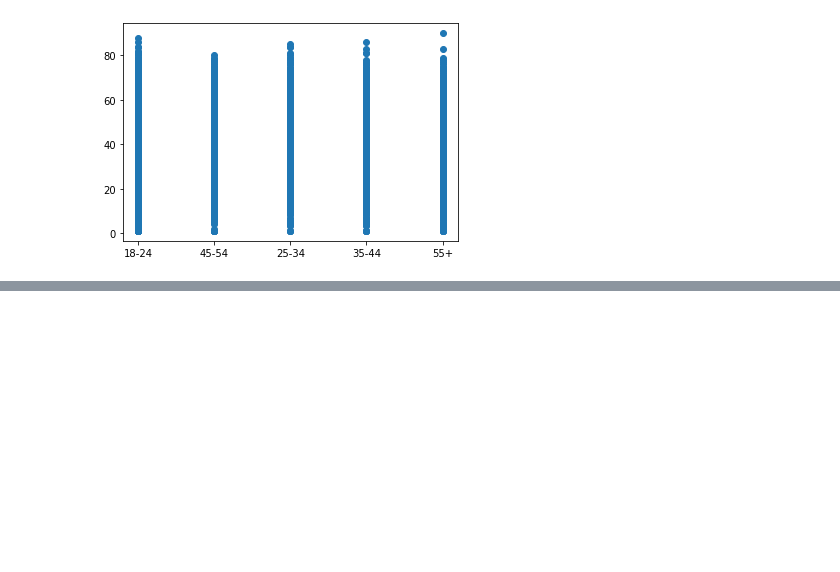
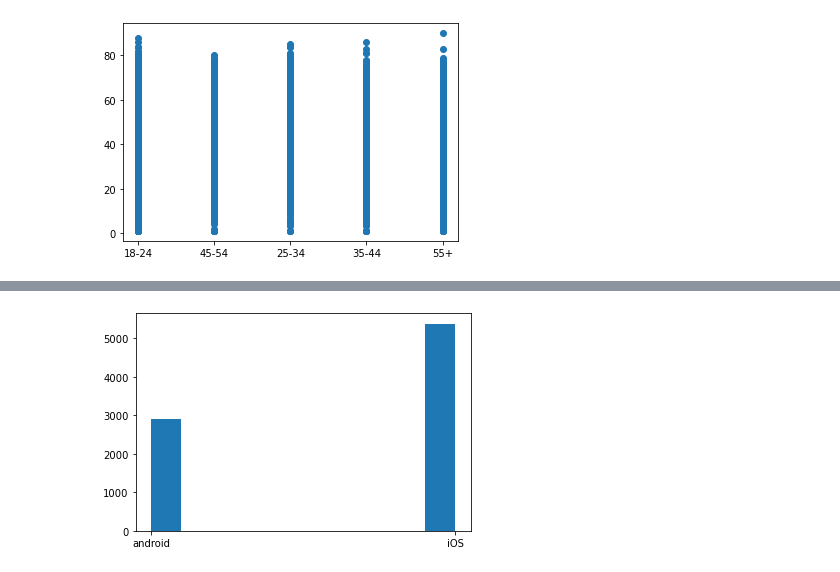
Before and after one commit to shreyastejam/Synapase, a Jupyter notebook: synapse_data_analysis.ipynb, the cells around one changed output, grey strips where cells are left out. Drawn from its saved outputs; the diff is of its cells as text; code cells hidden in the pictures; blank space fills up the shorter version.

```diff
--- a/synapse_data_analysis.ipynb
+++ b/synapse_data_analysis.ipynb
@@ -39,0 +45,5 @@ ax = ax.scatter(bicyle1["data/age"], bicyle1["data/amount"])
+# %%
+fig, ax = plt.subplots()
+ax = ax.hist(bicyle1['data/device'])
+# %% [output]
+[figure, added]
```
Also changed, not shown: parts of 2 cells of this notebook.
